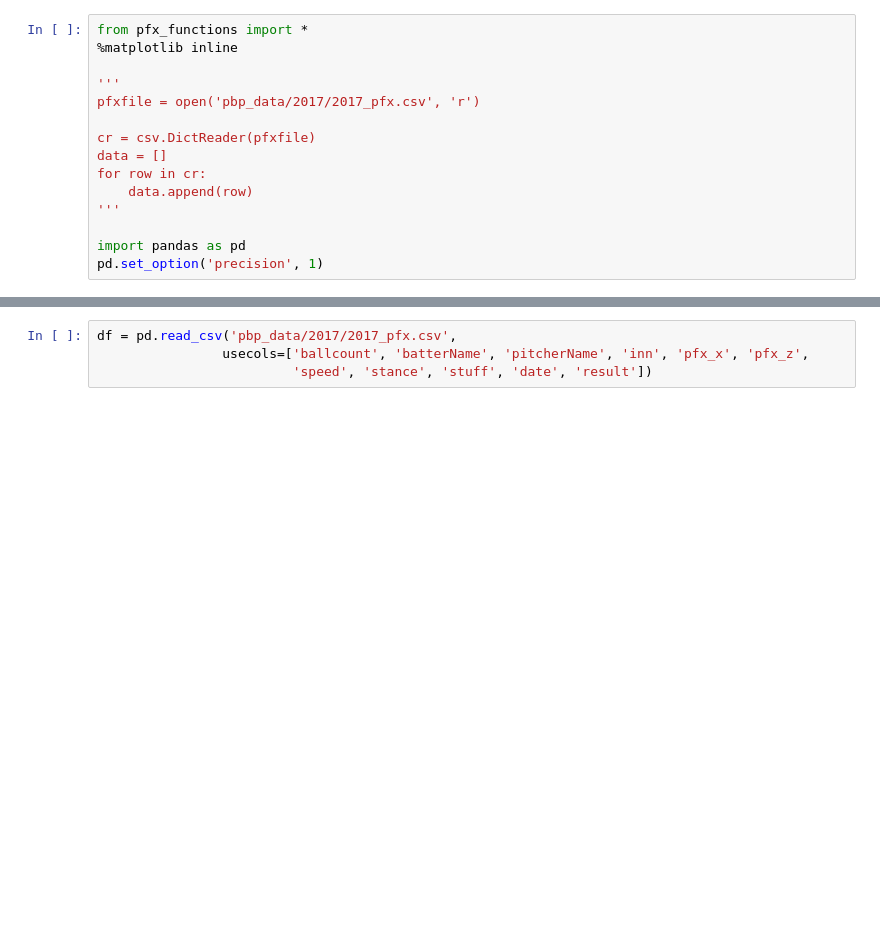
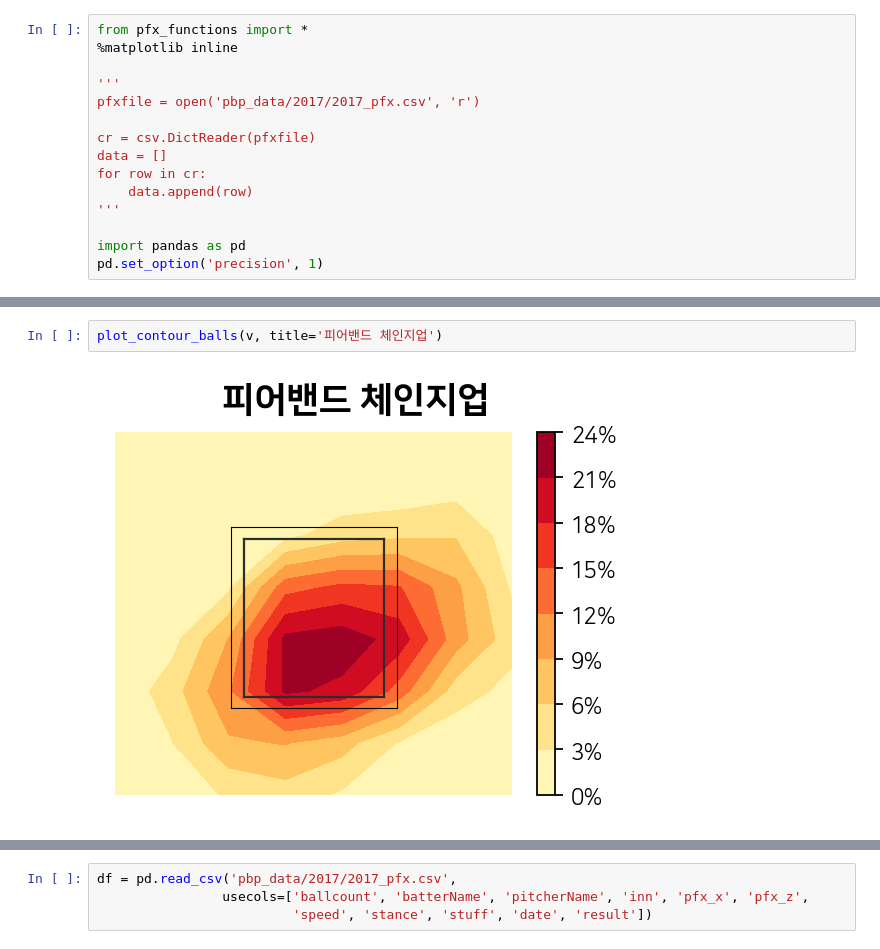
Before and after one commit to kparkk2/KBO_pbp_text_crawler, a Jupyter notebook: pfx_plot.ipynb, the cells around one changed output, grey strips where cells are left out. Saved outputs shown, nothing was run; the diff lists cells and outputs as text; blank space fills up the shorter version.

```diff
--- a/pfx_plot.ipynb
+++ b/pfx_plot.ipynb
@@ -15,0 +40,4 @@ pd.set_option('precision', 1)
+# %%
+plot_contour_balls(v, title='피어밴드 체인지업')
+# %% [output]
+[figure, added]
```
Also changed, not shown: parts of 8 cells of this notebook, 2 other files.
